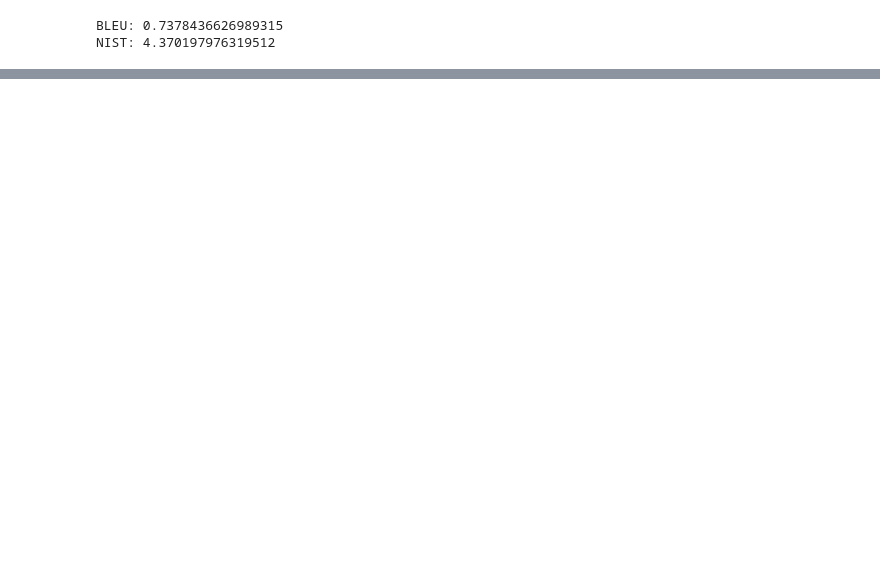
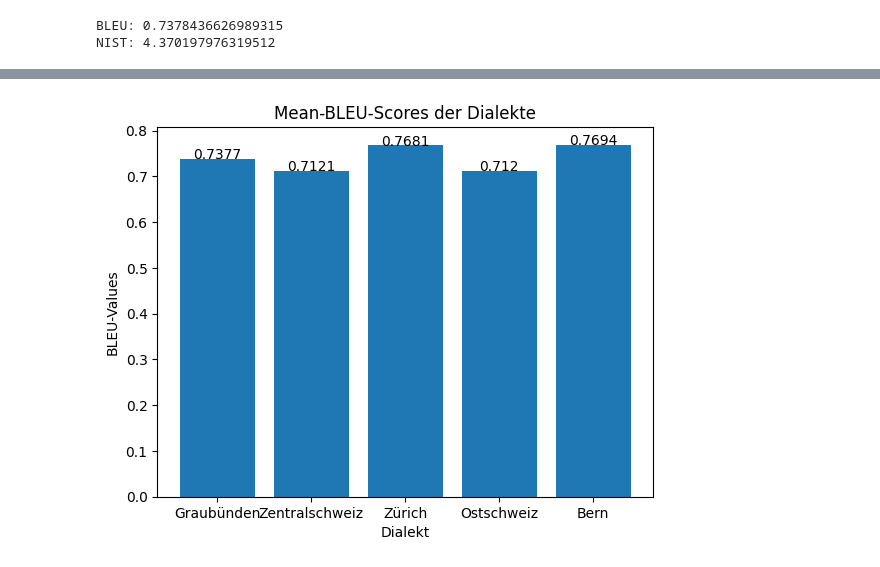
Before and after one commit to flaviopfister/swiss_qa_dataset, a Jupyter notebook: Swiss_QA_Projekt/DataTranslated/DataTranslated.ipynb, the cells around one changed output, grey strips where cells are left out. Saved outputs shown, nothing was run; the diff lists cells and outputs as text; code cells hidden in the pictures; blank space fills up the shorter version.

```diff
--- a/Swiss_QA_Projekt/DataTranslated/DataTranslated.ipynb
+++ b/Swiss_QA_Projekt/DataTranslated/DataTranslated.ipynb
@@ -219,0 +235,26 @@ plt.show()
+# %%
+# function to add value labels
+def addlabels(x,y):
+    for i in range(len(x)):
+        plt.text(i, y[i], y[i], ha = 'center')
+# %%
+# calculate the mean BLEU value for each dialect
+dialekte = ['Graubünden', 'Zentralschweiz', 'Zürich', 'Ostschweiz', 'Bern']
+dialekt_bleu = []
+
+
+dialekt_bleu.append(merged.loc[merged['Dialekt'] == 'Graubünden']['BLEU'].mean().round(4))
+dialekt_bleu.append(merged.loc[merged['Dialekt'] == 'Zentralschweiz']['BLEU'].mean().round(4))
+dialekt_bleu.append(merged.loc[merged['Dialekt'] == 'Zürich']['BLEU'].mean().round(4))
+dialekt_bleu.append(merged.loc[merged['Dialekt'] == 'Ostschweiz']['BLEU'].mean().round(4))
+dialekt_bleu.append(merged.loc[merged['Dialekt'] == 'Bern']['BLEU'].mean().round(4))
+
+# plot the mean BLEU value for each dialect
+plt.bar(dialekte, dialekt_bleu)
+addlabels(dialekte, dialekt_bleu)
+plt.xlabel('Dialekt')
+plt.ylabel('BLEU-Values')
+plt.title('Mean-BLEU-Scores der Dialekte')
+plt.show()
+# %% [output]
+[figure, added]
```
Also changed, not shown: parts of 11 cells of this notebook, 4 other files.
